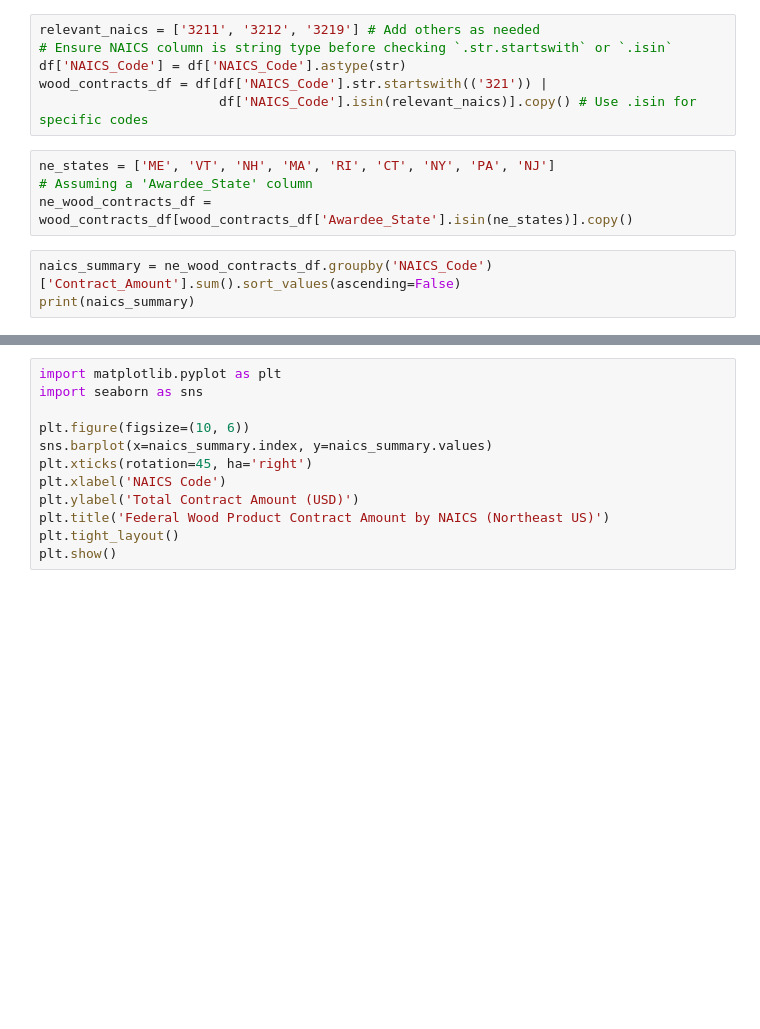
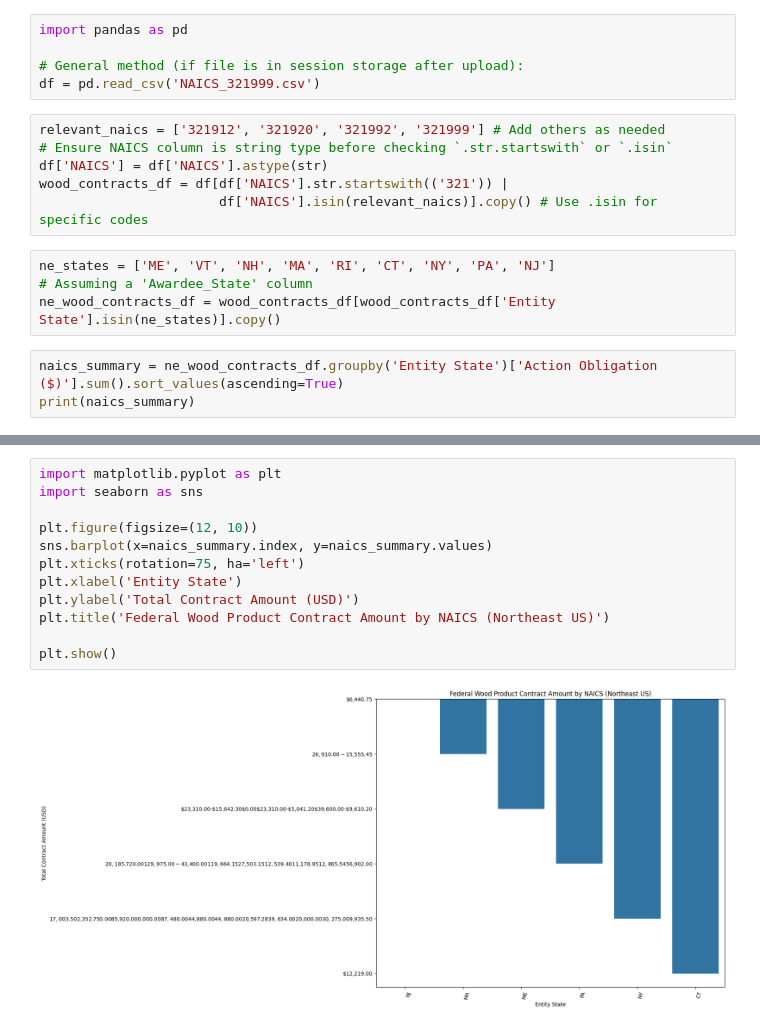
Before and after one commit to log-er-ette/DataScienceEcosystem, a Jupyter notebook: Wood_NAICS_code.ipynb, the cells around one changed output, grey strips where cells are left out. Saved outputs shown, nothing was run; the diff lists cells and outputs as text; blank space fills up the shorter version.

```diff
--- a/Wood_NAICS_code.ipynb
+++ b/Wood_NAICS_code.ipynb
@@ -22,13 +3,18 @@ df = pd.read_csv('NAICS_321912.csv', 'NAICS_321920.csv', 'NAICS_321992.csv', 'NA
+# %%
+import pandas as pd
+
+# General method (if file is in session storage after upload):
+df = pd.read_csv('NAICS_321999.csv')
 # %%
-relevant_naics = ['3211', '3212', '3219'] # Add others as needed
+relevant_naics = ['321912', '321920', '321992', '321999'] # Add others as needed
 # Ensure NAICS column is string type before checking `.str.startswith` or `.isin`
-df['NAICS_Code'] = df['NAICS_Code'].astype(str)
-wood_contracts_df = df[df['NAICS_Code'].str.startswith(('321')) |
-                       df['NAICS_Code'].isin(relevant_naics)].copy() # Use .isin for specific codes
+df['NAICS'] = df['NAICS'].astype(str)
+wood_contracts_df = df[df['NAICS'].str.startswith(('321')) |
+                       df['NAICS'].isin(relevant_naics)].copy() # Use .isin for specific codes
 # %%
 ne_states = ['ME', 'VT', 'NH', 'MA', 'RI', 'CT', 'NY', 'PA', 'NJ']
 # Assuming a 'Awardee_State' column
-ne_wood_contracts_df = wood_contracts_df[wood_contracts_df['Awardee_State'].isin(ne_states)].copy()
+ne_wood_contracts_df = wood_contracts_df[wood_contracts_df['Entity State'].isin(ne_states)].copy()
 # %%
-naics_summary = ne_wood_contracts_df.groupby('NAICS_Code')['Contract_Amount'].sum().sort_values(ascending=False)
+naics_summary = ne_wood_contracts_df.groupby('Entity State')['Action Obligation ($)'].sum().sort_values(ascending=True)
 print(naics_summary)
@@ -35,12 +30,14 @@ print(naics_summary)
 # %%
 import matplotlib.pyplot as plt
 import seaborn as sns
 
-plt.figure(figsize=(10, 6))
+plt.figure(figsize=(12, 10))
 sns.barplot(x=naics_summary.index, y=naics_summary.values)
-plt.xticks(rotation=45, ha='right')
-plt.xlabel('NAICS Code')
+plt.xticks(rotation=75, ha='left')
+plt.xlabel('Entity State')
 plt.ylabel('Total Contract Amount (USD)')
 plt.title('Federal Wood Product Contract Amount by NAICS (Northeast US)')
-plt.tight_layout()
+
 plt.show()
+# %% [output]
+[figure, added]
```
Also changed, not shown: parts of 2 cells of this notebook.
